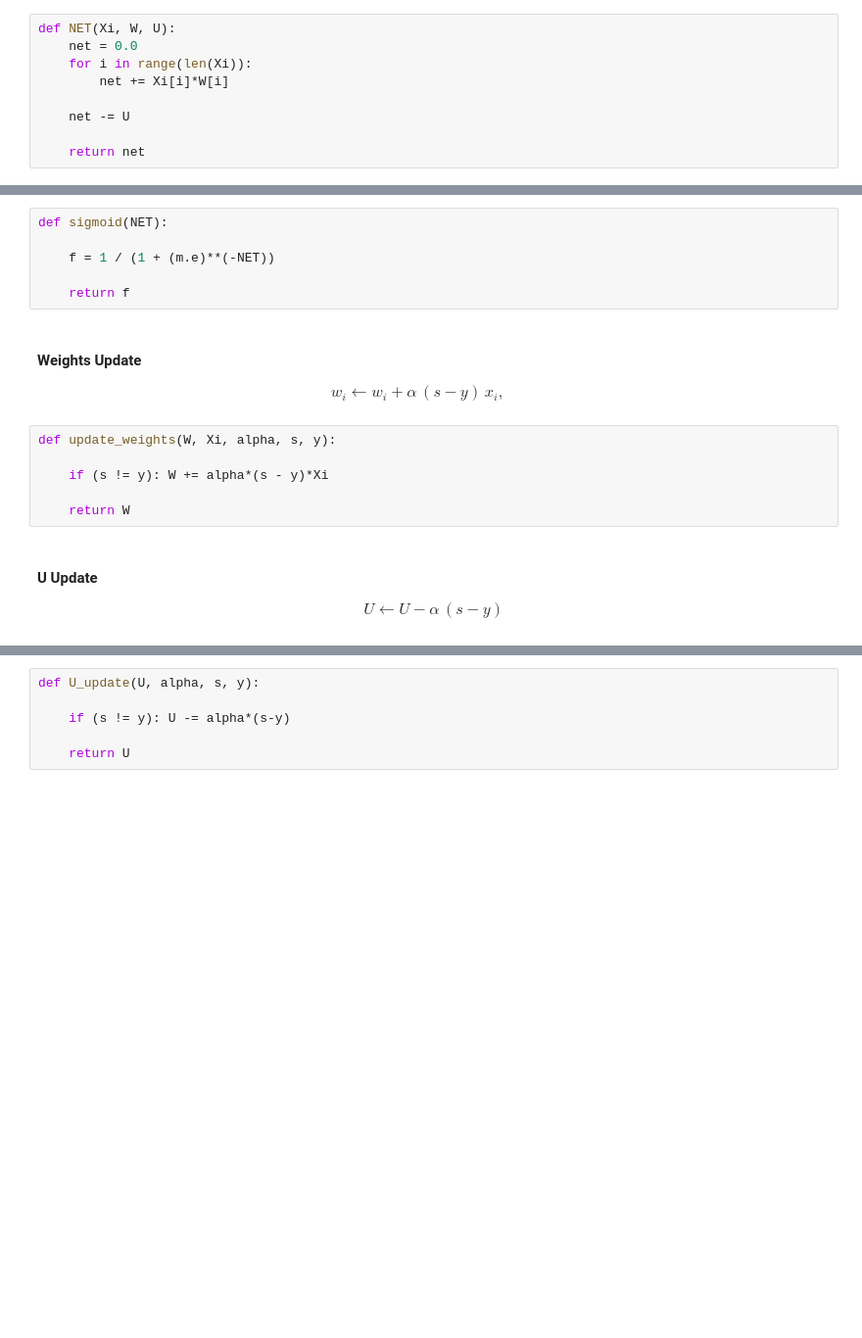
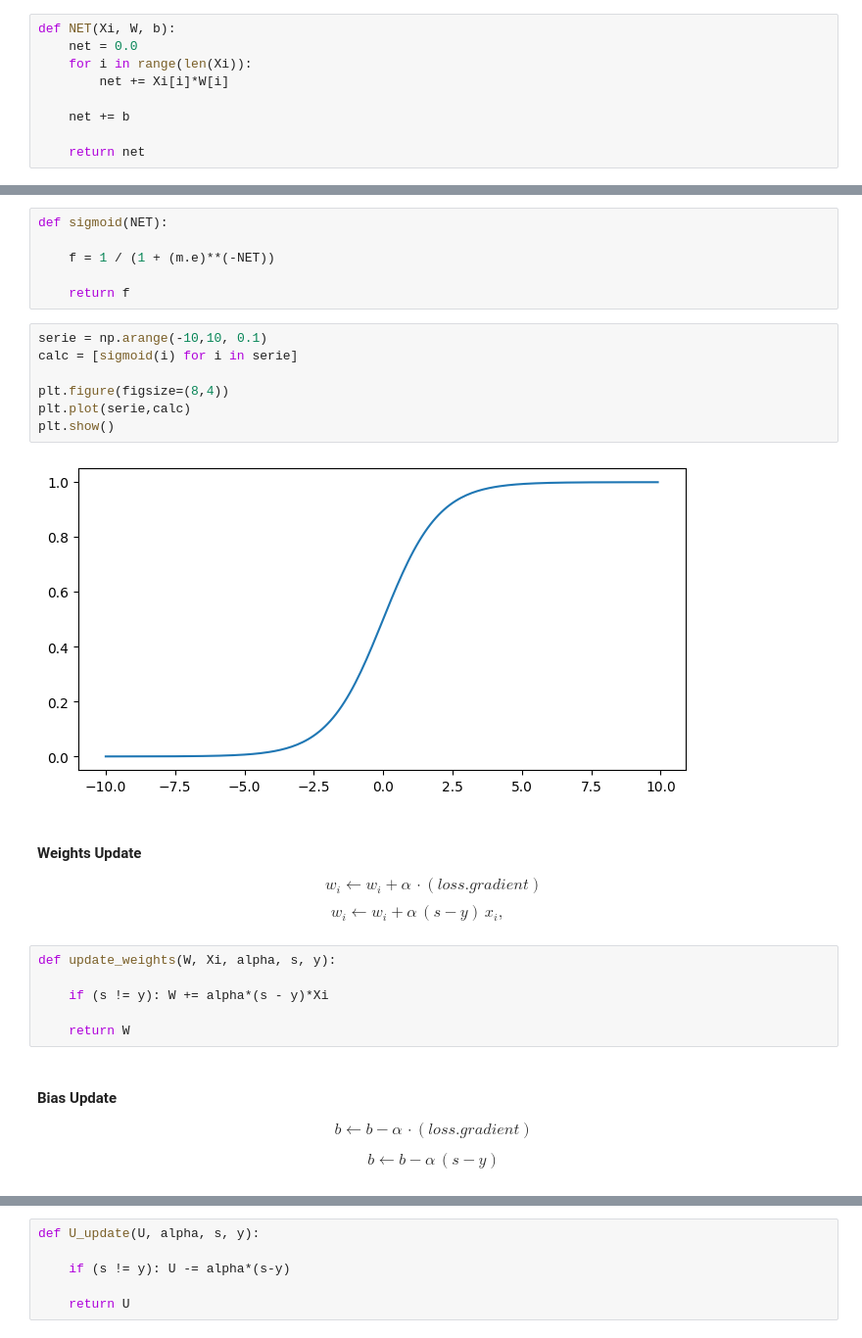
Before and after one commit to srrvno/perceptron, a Jupyter notebook: perceptron.ipynb, the cells around one changed output, grey strips where cells are left out. Shown at 98% size. Saved outputs shown, nothing was run; the diff lists cells and outputs as text; blank space fills up the shorter version.

```diff
--- a/perceptron.ipynb
+++ b/perceptron.ipynb
@@ -16,11 +17,11 @@ NET=\sum_{i=1}^{n} w_i\,x_i - U
 $$
 # %%
-def NET(Xi, W, U):
+def NET(Xi, W, b):
     net = 0.0
     for i in range(len(Xi)):
         net += Xi[i]*W[i]
 
-    net -= U
+    net += b
 
     return net
 # %% [markdown]
@@ -36,8 +37,21 @@ def sigmoid(NET):
     f = 1 / (1 + (m.e)**(-NET))
 
     return f
+# %%
+serie = np.arange(-10,10, 0.1)
+calc = [sigmoid(i) for i in serie]
+
+plt.figure(figsize=(8,4))
+plt.plot(serie,calc)
+plt.show()
+# %% [output]
+[figure, added]
 # %% [markdown]
 #### **Weights Update**
+
+$$
+w_i \leftarrow w_i + \alpha\, · (loss.gradient)
+$$
 $$
 w_i \leftarrow w_i + \alpha\,(s - y)\,x_i,\qquad
 $$
@@ -48,7 +62,12 @@ def update_weights(W, Xi, alpha, s, y):
 
     return W
 # %% [markdown]
-#### **U Update**
+#### **Bias Update**
+
 $$
- U \leftarrow U - \alpha\,(s - y)
+ b \leftarrow b - \alpha\, · (loss.gradient)
 $$
+
+$$
+ b \leftarrow b - \alpha\,(s - y)
+$$
```
Also changed, not shown: parts of 6 cells of this notebook, 1 other file.
